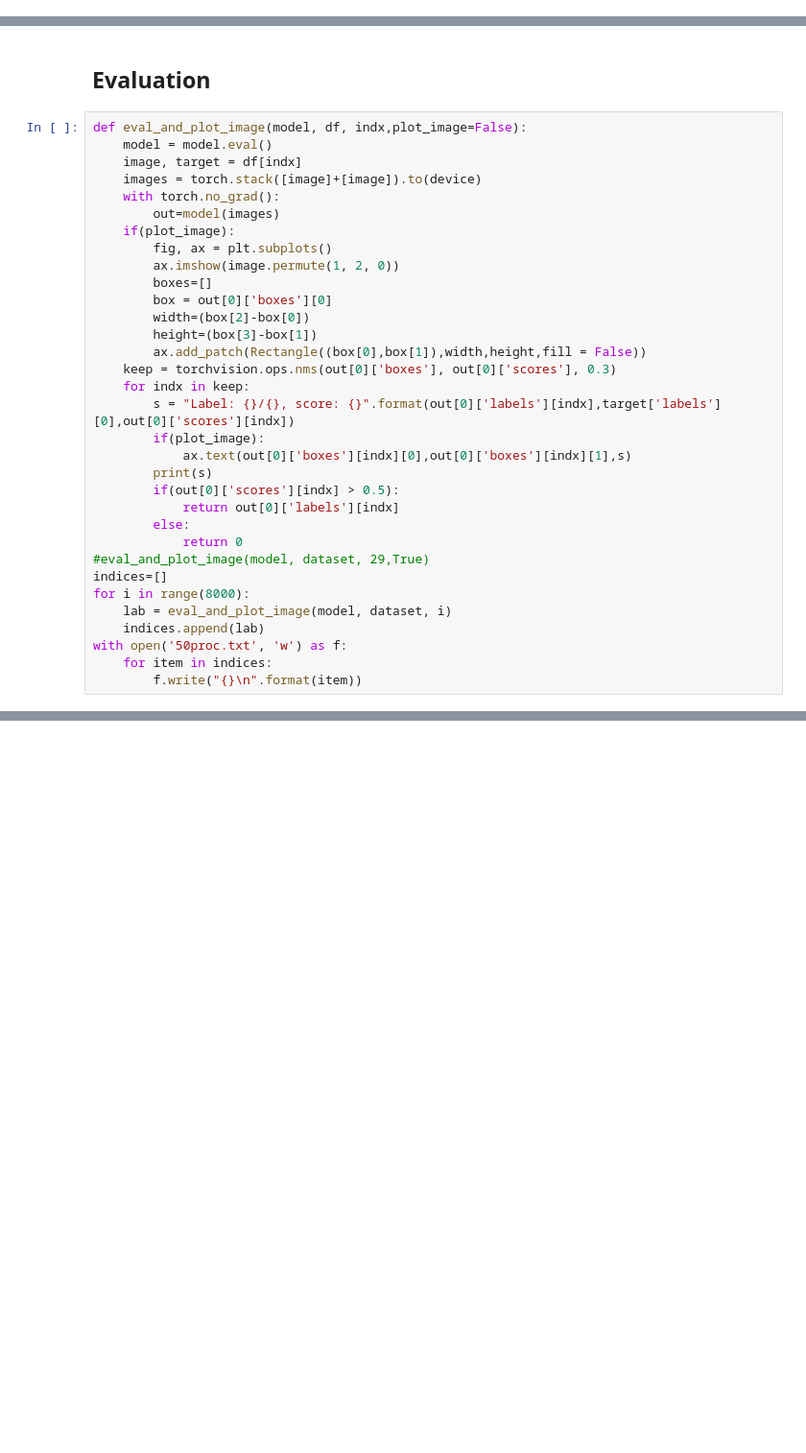
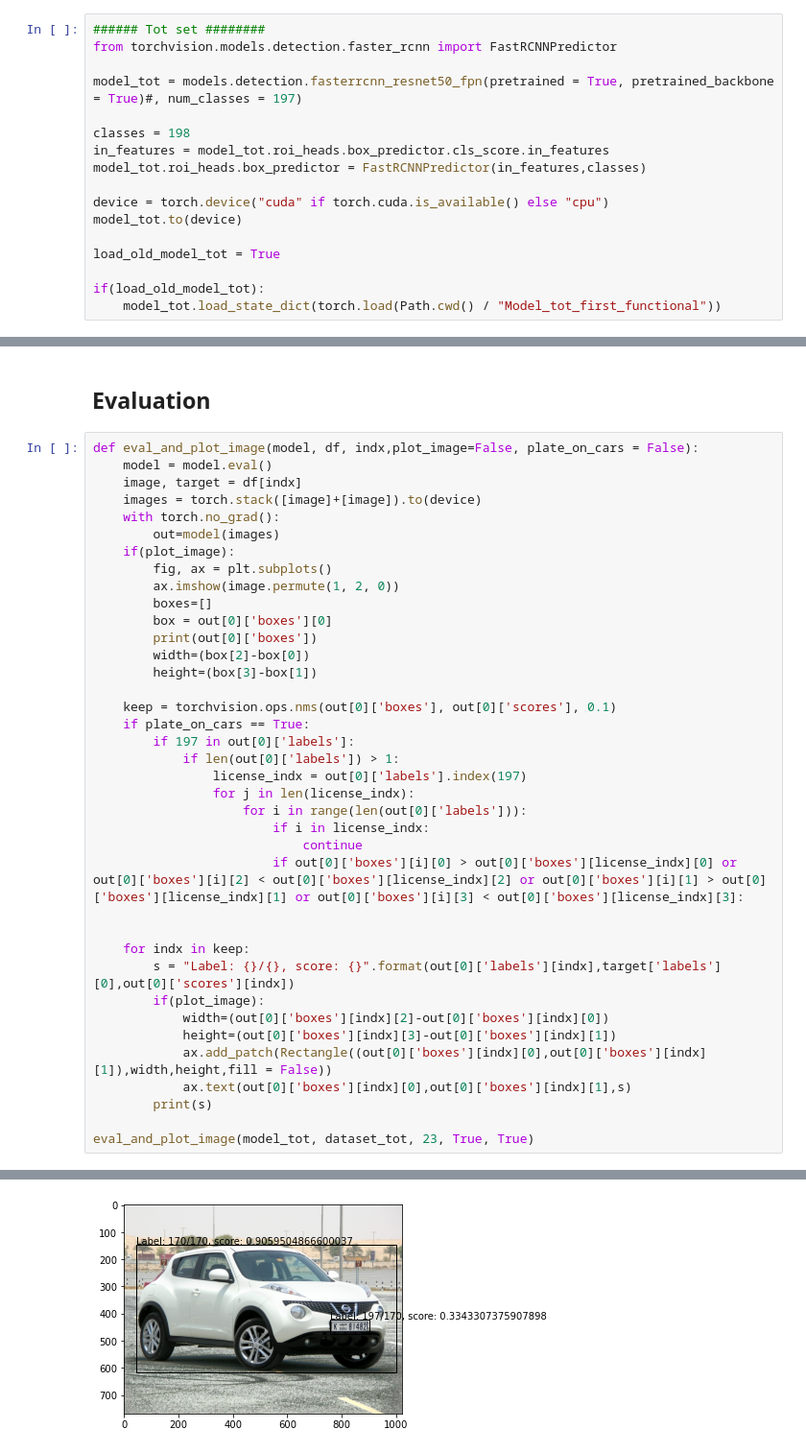
Before and after one commit to emquist/Deep-machine-learning-BB, a Jupyter notebook: Davis_backup.ipynb, the cells around one changed output, grey strips where cells are left out. Shown at 96% size. Cells and saved outputs as stored; diff of their text form; blank space fills up the shorter version.

```diff
--- a/Davis_backup.ipynb
+++ b/Davis_backup.ipynb
@@ -148,6 +202,23 @@ load_old_model_LP = False
 
 if(load_old_model_LP):
     model_LP.load_state_dict(torch.load(Path.cwd() / ""))
+# %%
+###### Tot set ########
+from torchvision.models.detection.faster_rcnn import FastRCNNPredictor
+
+model_tot = models.detection.fasterrcnn_resnet50_fpn(pretrained = True, pretrained_backbone = True)#, num_classes = 197)
+
+classes = 198
+in_features = model_tot.roi_heads.box_predictor.cls_score.in_features
+model_tot.roi_heads.box_predictor = FastRCNNPredictor(in_features,classes)
+
+device = torch.device("cuda" if torch.cuda.is_available() else "cpu")
+model_tot.to(device)
+
+load_old_model_tot = True
+
+if(load_old_model_tot):
+    model_tot.load_state_dict(torch.load(Path.cwd() / "Model_tot_first_functional"))
 # %% [markdown]
 ## Training
 # %%
@@ -220,7 +345,7 @@ if(save_model_LP):
 # %% [markdown]
 ## Evaluation
 # %%
-def eval_and_plot_image(model, df, indx,plot_image=False):
+def eval_and_plot_image(model, df, indx,plot_image=False, plate_on_cars = False):
     model = model.eval()
     image, target = df[indx]
     images = torch.stack([image]+[image]).to(device)
@@ -231,25 +356,30 @@ def eval_and_plot_image(model, df, indx,plot_image=False):
         ax.imshow(image.permute(1, 2, 0))
         boxes=[]
         box = out[0]['boxes'][0]
+        print(out[0]['boxes'])
         width=(box[2]-box[0])
         height=(box[3]-box[1])
-        ax.add_patch(Rectangle((box[0],box[1]),width,height,fill = False))
-    keep = torchvision.ops.nms(out[0]['boxes'], out[0]['scores'], 0.3)
+
+    keep = torchvision.ops.nms(out[0]['boxes'], out[0]['scores'], 0.1)
+    if plate_on_cars == True:
+        if 197 in out[0]['labels']:
+            if len(out[0]['labels']) > 1:
+                license_indx = out[0]['labels'].index(197)
+                for j in len(license_indx):
+                    for i in range(len(out[0]['labels'])):
+                        if i in license_indx:
+                            continue
+                        if out[0]['boxes'][i][0] > out[0]['boxes'][license_indx][0] or out[0]['boxes'][i][2] < out[0]['boxes'][license_indx][2] or out[0]['boxes'][i][1] > out[0]['boxes'][license_indx][1] or out[0]['boxes'][i][3] < out[0]['boxes'][license_indx][3]:
+
+
     for indx in keep:
         s = "Label: {}/{}, score: {}".format(out[0]['labels'][indx],target['labels'][0],out[0]['scores'][indx])
         if(plot_image):
+            width=(out[0]['boxes'][indx][2]-out[0]['boxes'][indx][0])
+            height=(out[0]['boxes'][indx][3]-out[0]['boxes'][indx][1])
+            ax.add_patch(Rectangle((out[0]['boxes'][indx][0],out[0]['boxes'][indx][1]),width,height,fill = False))
             ax.text(out[0]['boxes'][indx][0],out[0]['boxes'][indx][1],s)
         print(s)
-        if(out[0]['scores'][indx] > 0.5):
-            return out[0]['labels'][indx]
-        else:
-            return 0
-#eval_and_plot_image(model, dataset, 29,True)
-indices=[]
-for i in range(8000):
-    lab = eval_and_plot_image(model, dataset, i)
-    indices.append(lab)
-with open('50proc.txt', 'w') as f:
-    for item in indices:
-        f.write("{}\n".format(item))
+
+eval_and_plot_image(model_tot, dataset_tot, 23, True, True)
 # %% [output]
@@ -272,0 +396 @@ Label: 6/162, score: 0.19765664637088776
+[figure, added]
```
Also changed, not shown: parts of 10 cells of this notebook.
